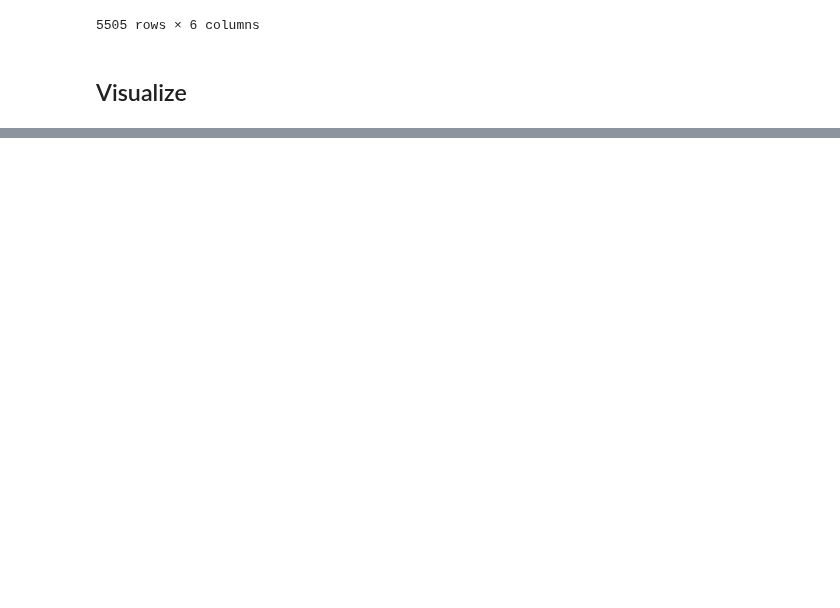
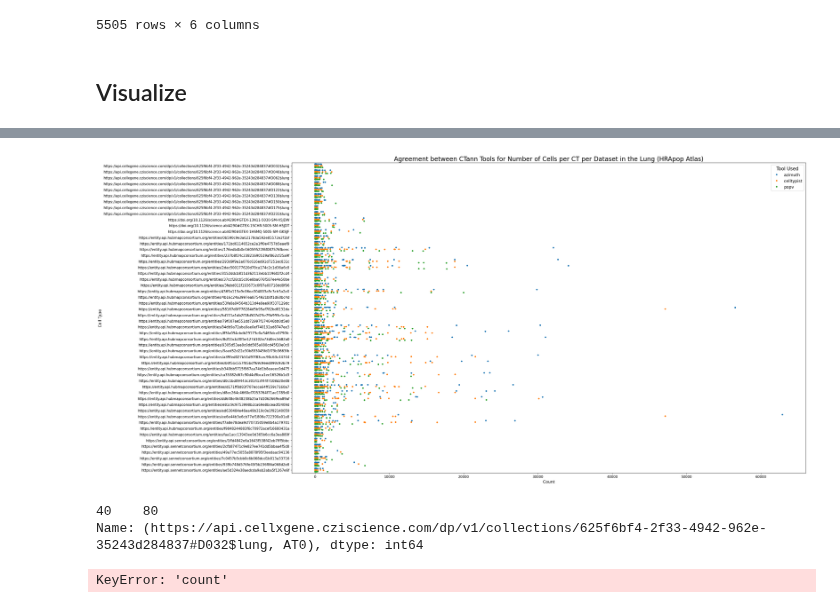
Before and after one commit to cns-iu/hra-pop-notebooks, a Jupyter notebook: cfde_lung.ipynb, the cells around one changed output, grey strips where cells are left out. Saved outputs shown, nothing was run; the diff lists cells and outputs as text; code cells hidden in the pictures; blank space fills up the shorter version.

```diff
--- a/cfde_lung.ipynb
+++ b/cfde_lung.ipynb
@@ -41,3 +39,18 @@ hra_pop_version = 'v0.11.1'
+# %%
+hra_pop_version = 'v0.11.1'
+
+# adjust vis
+plt.rcParams['figure.figsize'] = (17, 9)
+
+# Set global font sizes using rcParams
+plt.rcParams.update({
+    "axes.titlesize": 20,    # Font size for plot titles
+    "axes.labelsize": 13,    # Font size for x and y labels
+    "xtick.labelsize": 11,   # Font size for x-axis tick labels
+    "ytick.labelsize": 11,  # Font size for y-axis tick labels
+    "legend.fontsize": 13,
+    "legend.title_fontsize": 15
+})
 # %% [markdown]
 ## Load data
 # %%
@@ -92,0 +161,42 @@ TypeError: Axis.set_ticklabels() missing 1 required positional argument: 'labels
+# %%
+plt.figure(figsize=(32, 15))  # set width, height
+
+# Basic dot plot with categories on y-axis
+# jitter=True helps separate overlapping dots
+sns.stripplot(data=df_lung_dataset_cell_summaries_by_ctann,
+              x='count', y='dataset',hue='tool',  jitter=True, dodge=True)
+
+# set axis labels
+plt.xlabel('Count')
+plt.ylabel('Cell Type')
+
+# set title
+plt.title('Agreement between CTann Tools for Number of Cells per CT per Dataset in the Lung (HRApop Atlas)')
+
+# Change legend title
+plt.legend(title="Tool Used")
+
+# Show plot
+plt.tight_layout()
+plt.show()
+# %% [output]
+[figure, added]
+# %%
+# Function to calculate agreement
+def calculate_agreement(group):
+    print(group)
+    # max - min difference
+    count_range = group['count'].max() - group['count'].min()
+    # Normalize to [0, 1]
+    return 1 - (count_range / (group['count'].max() if group['count'].max() != 0 else 1))
+
+
+# Use transform() to return a scalar value for each group
+df_lung_dataset_cell_summaries_by_ctann['agreement'] = df_lung_dataset_cell_summaries_by_ctann.groupby(['dataset', 'cell_label'])[
+    'count'].transform(calculate_agreement)
+
+df_lung_dataset_cell_summaries_by_ctann
+# %% [output]
+40    80
+Name: (https://api.cellxgene.cziscience.com/dp/v1/collections/625f6bf4-2f33-4942-962e-35243d284837#D032$lung, AT0), dtype: int64
+KeyError: 'count'
```
Also changed, not shown: parts of 6 cells of this notebook.
